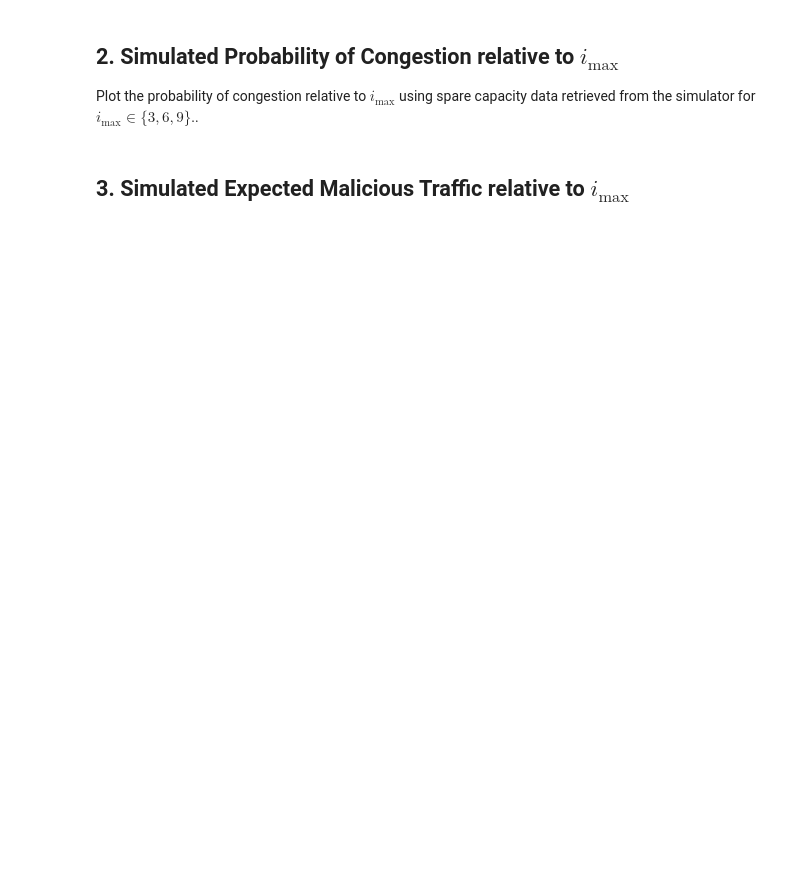
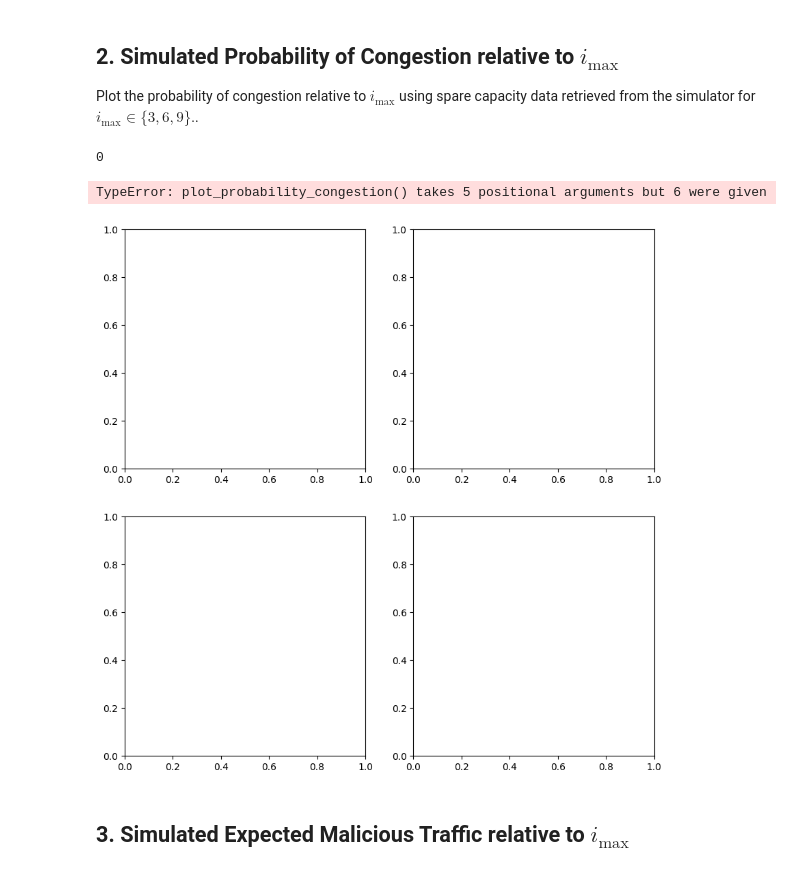
Before and after one commit to Foalfloater66/starlink-fyp, a Jupyter notebook: experiments.ipynb, the cells around one changed output. Cells and saved outputs as stored; diff of their text form; code cells hidden in the pictures; blank space fills up the shorter version.

```diff
--- a/experiments.ipynb
+++ b/experiments.ipynb
@@ -122,39 +200,43 @@ def plot_probability_congestion(case, direction, defence, palette, idx):
         x="{case} {direction}",
         y=probability,
         color=palette[idx],
         ax=ax,
         label="{case} {direction}",
     )
 
 fig, axs = plt.subplots(2, 2, figsize=(10, 10))
 
 # Defence disabled
-graph(plot_probability_congestion, axs[0])
+graph(plot_probability_congestion, axs[0], geographical_cases)
 
 # imax = 3
-graph(plot_probability_congestion, ax=axs[1], imax=3)
+# graph(plot_probability_congestion, ax=axs[1], imax=3)
 
-# imax = 6
-graph(plot_probability_congestion, ax=axs[2], imax=6)
+# # imax = 6
+# graph(plot_probability_congestion, ax=axs[2], imax=6)
 
-# imax = 9
-graph(plot_probability_congestion, ax=axs[3], imax=9)
+# # imax = 9
+# graph(plot_probability_congestion, ax=axs[3], imax=9)
 
 
 for ax in axs:
     # ax.set_xlabel("Snapshot")
     ax.set_ylabel("Probability of Congestion")
     # ax.set_ylim(-.5, 20.5)  # TODO: CHANGE THIS.
     # ax.tick_params(axis="y", labelcolor="black")
     ax.grid(True)
 
     # Remove the subplot if there is no data.
     if len(ax.get_lines()) == 0:
         fig.delaxes(ax)
 
 plt.tight_layout()
 plt.legend()
 plt.show()
+# %% [output]
+0
+TypeError: plot_probability_congestion() takes 5 positional arguments but 6 were given
+[figure, added]
 # %% [markdown]
 ## 3. Simulated Expected Malicious Traffic relative to $i_\text{max}$
 # %%
```
Also changed, not shown: parts of 10 cells of this notebook, 35 other files.
